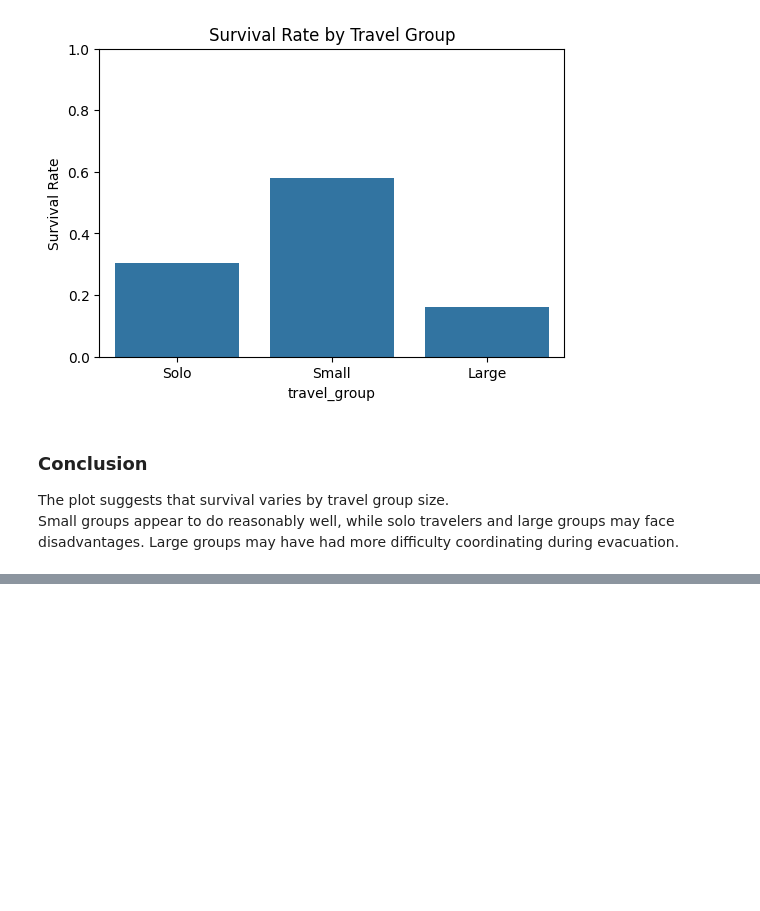
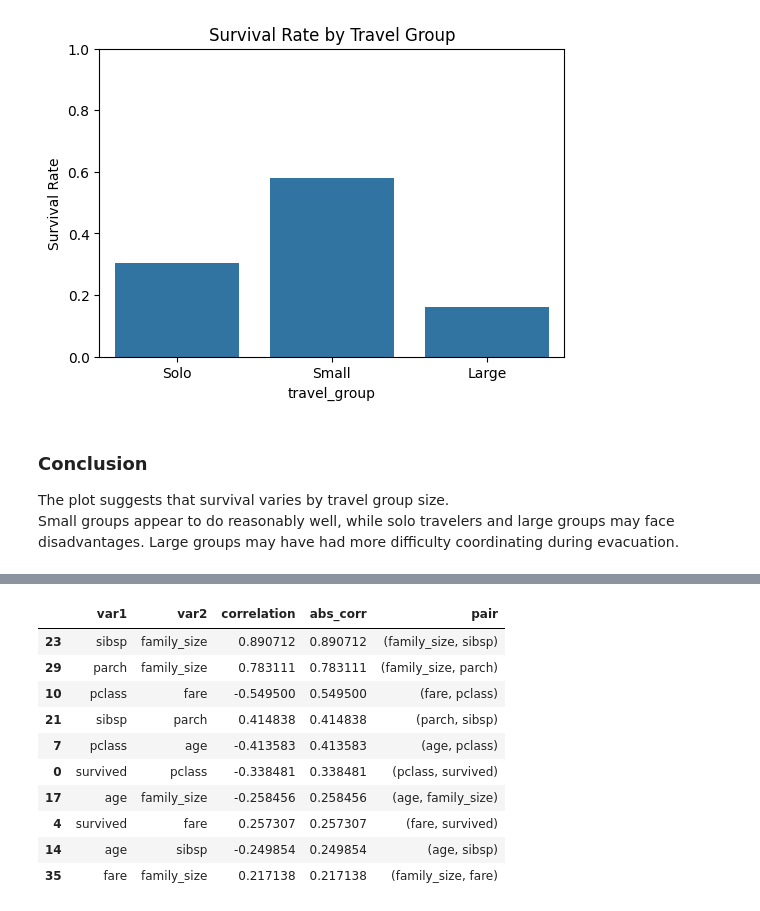
Before and after one commit to SHKabdulhadi/Titanic-Data-Analysis, a Jupyter notebook: titanic-data-analysis.ipynb, the cells around one changed output, grey strips where cells are left out. Drawn from its saved outputs; the diff is of its cells as text; code cells hidden in the pictures; blank space fills up the shorter version.

```diff
--- a/titanic-data-analysis.ipynb
+++ b/titanic-data-analysis.ipynb
@@ -500,0 +513,25 @@ Small groups appear to do reasonably well, while solo travelers and large groups
+# %%
+# strongest correlations excluding diagonal
+corr_pairs = (
+    corr_matrix.where(~np.eye(corr_matrix.shape[0], dtype=bool))
+    .stack()
+    .reset_index()
+)
+corr_pairs.columns = ['var1', 'var2', 'correlation']
+corr_pairs['abs_corr'] = corr_pairs['correlation'].abs()
+corr_pairs['pair'] = corr_pairs.apply(lambda x: tuple(sorted([x['var1'], x['var2']])), axis=1)
+corr_pairs = corr_pairs.drop_duplicates('pair').sort_values('abs_corr', ascending=False)
+
+display(corr_pairs.head(10))
+# %% [output]
+|  | var1 | var2 | correlation | abs_corr | pair |
+| 23 | sibsp | family_size | 0.890712 | 0.890712 | (family_size, sibsp) |
+| 29 | parch | family_size | 0.783111 | 0.783111 | (family_size, parch) |
+| 10 | pclass | fare | -0.549500 | 0.549500 | (fare, pclass) |
+| 21 | sibsp | parch | 0.414838 | 0.414838 | (parch, sibsp) |
+| 7 | pclass | age | -0.413583 | 0.413583 | (age, pclass) |
+| 0 | survived | pclass | -0.338481 | 0.338481 | (pclass, survived) |
+| 17 | age | family_size | -0.258456 | 0.258456 | (age, family_size) |
+| 4 | survived | fare | 0.257307 | 0.257307 | (fare, survived) |
+| 14 | age | sibsp | -0.249854 | 0.249854 | (age, sibsp) |
+| 35 | fare | family_size | 0.217138 | 0.217138 | (family_size, fare) |
```
Also changed, not shown: parts of 5 cells of this notebook.
